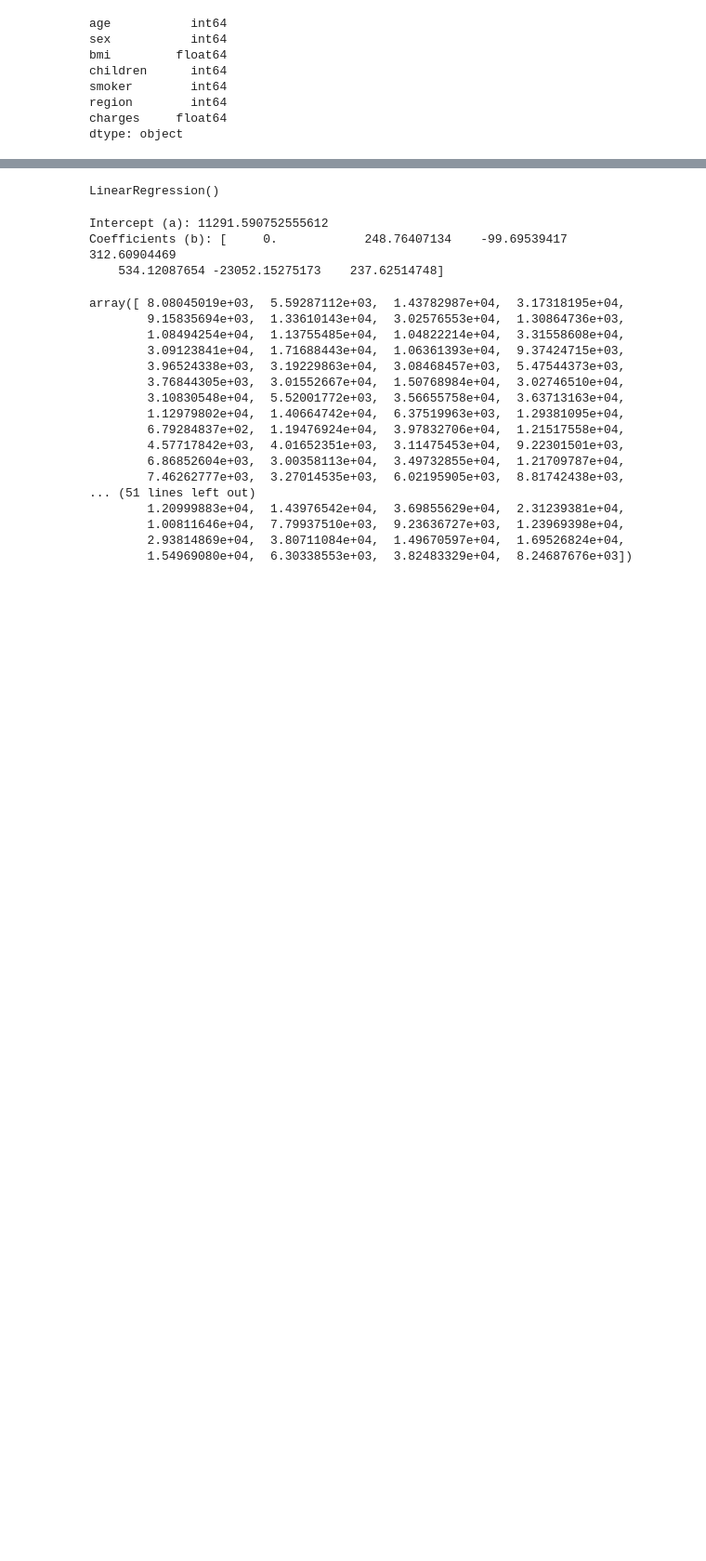
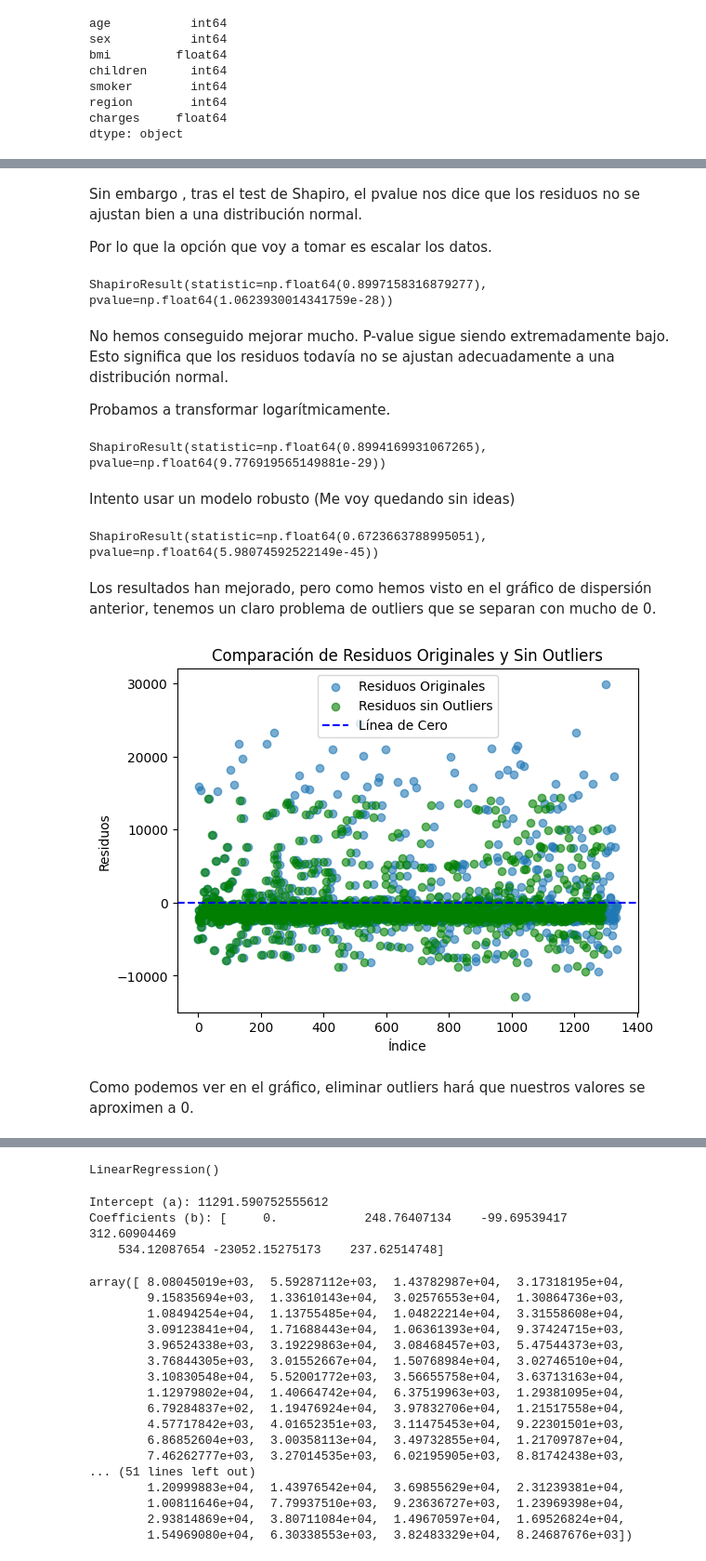
Before and after one commit to 4GeeksAcademy/machine-learning-vicentepolo, a Jupyter notebook: src/explore.ipynb, the cells around one changed output, grey strips where cells are left out. Shown at 93% size. Cells and saved outputs as stored; diff of their text form; code cells hidden in the pictures; blank space fills up the shorter version.

```diff
--- a/src/explore.ipynb
+++ b/src/explore.ipynb
@@ -161,0 +264,59 @@ df.drop(np.where(cooks_distance[0]>pto_corte)[0])
+# %% [markdown]
+Sin embargo , tras el test de Shapiro, el pvalue nos dice que los residuos no se ajustan bien a una distribución normal.
+
+Por lo que la opción que voy a tomar es escalar los datos.
+# %%
+from scipy.stats import shapiro
+
+X[['scaled_bmi', 'scaled_age']] = (X[['bmi', 'age']] - X[['bmi', 'age']].mean()) / X[['bmi', 'age']].std()
+model = sm.OLS(y, sm.add_constant(X[['scaled_bmi', 'scaled_age', 'children', 'smoker']])).fit()
+residuos = model.resid
+
+stats.shapiro(residuos)
+# %% [output]
+ShapiroResult(statistic=np.float64(0.8997158316879277), pvalue=np.float64(1.0623930014341759e-28))
+# %% [markdown]
+No hemos conseguido mejorar mucho. P-value sigue siendo extremadamente bajo. Esto significa que los residuos todavía no se ajustan adecuadamente a una distribución normal.
+
+Probamos a transformar logarítmicamente.
+# %%
+X['log_bmi'] = np.log(X['bmi'] + 1)  # Agregar 1 para evitar log(0)
+model = sm.OLS(y, sm.add_constant(X[['log_bmi', 'age', 'children', 'smoker']])).fit()
+
+residuos = model.resid
+
+stats.shapiro(residuos)
+# %% [output]
+ShapiroResult(statistic=np.float64(0.8994169931067265), pvalue=np.float64(9.776919565149881e-29))
+# %% [markdown]
+Intento usar un modelo robusto (Me voy quedando sin ideas)
+# %%
+model=sm.OLS(y, X).fit(cov_type='HC1')
+residuos = model.resid
+
+stats.shapiro(residuos)
+# %% [output]
+ShapiroResult(statistic=np.float64(0.6723663788995051), pvalue=np.float64(5.98074592522149e-45))
+# %% [markdown]
+Los resultados han mejorado, pero como hemos visto en el gráfico de dispersión anterior, tenemos un claro problema de outliers que se separan con mucho de 0.
+# %%
+from scipy.stats import zscore
+# Crear gráfico de dispersión con outliers
+plt.scatter(range(len(residuos)), residuos, alpha=0.6, label='Residuos Originales')
+
+# Crear gráfico de dispersión sin outliers
+z_scores = zscore(residuos)
+outliers = np.abs(z_scores) > 3
+residuos_sin_outliers = residuos[~outliers]
+plt.scatter(range(len(residuos_sin_outliers)), residuos_sin_outliers, color='green', alpha=0.6, label='Residuos sin Outliers')
+
+plt.axhline(y=0, color='blue', linestyle='--', label='Valor cero')
+plt.xlabel('Índice')
+plt.ylabel('Residuos')
+plt.title('Comparación de Residuos Originales y Sin Outliers')
+plt.legend()
+plt.show()
+# %% [output]
+[figure, added]
+# %% [markdown]
+Como podemos ver en el gráfico, eliminar outliers hará que nuestros valores se aproximen a 0.
```
Also changed, not shown: parts of 40 cells of this notebook.
